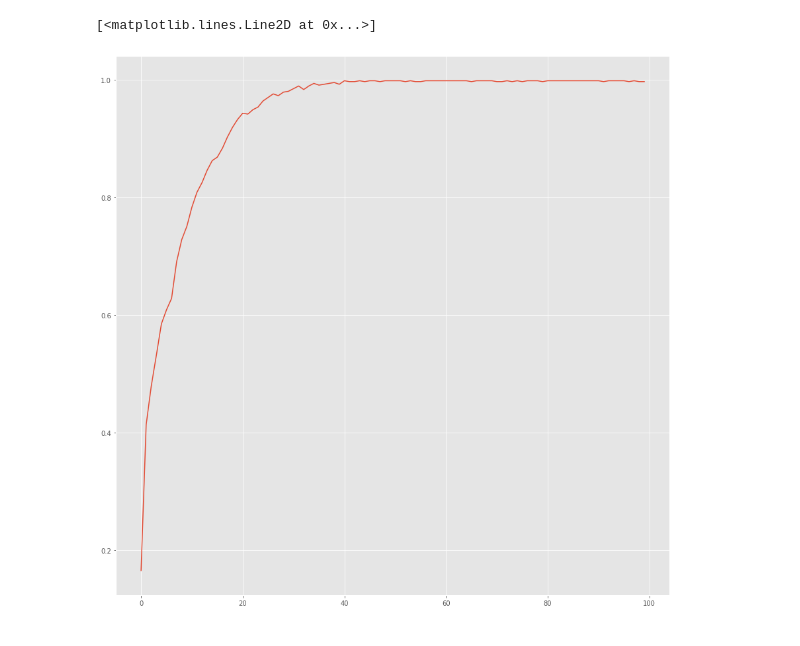
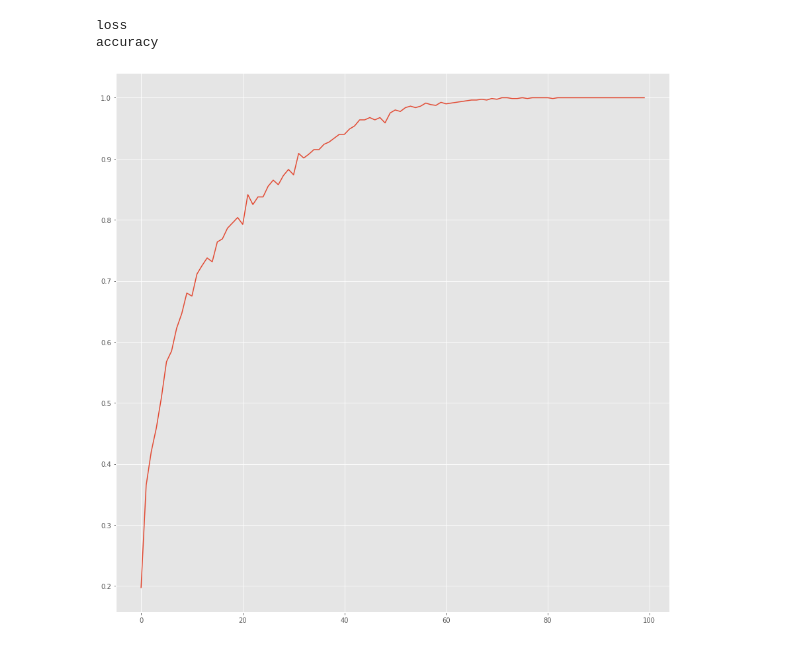
Before and after one commit to givi0519/CSCI-4622-Final-Project, a Jupyter notebook: keras_NN.ipynb, the cells around one changed output. Saved outputs shown, nothing was run; the diff lists cells and outputs as text; code cells hidden in the pictures.

```diff
--- a/keras_NN.ipynb
+++ b/keras_NN.ipynb
@@ -25,7 +25,7 @@ genres = [
 ]
 # %%
 # load dataframe from csv
-dfFeatures = pd.read_csv("music_features_updated.csv")
+dfFeatures = pd.read_csv("music_features.csv")
 
 # shuffle dataframe
 dfFeatures = shuffle(dfFeatures)
@@ -55,7 +55,7 @@ encoder = LabelEncoder()
 y = encoder.fit_transform(genreList)
 
 # split into training and test data
-X_train, X_test, y_train, y_test = train_test_split(X, y, test_size=0.33)
+X_train, X_test, y_train, y_test = train_test_split(X, y, test_size=0.20)
 # %%
 # initialize keras network
 model = keras.Sequential()
@@ -95,11 +95,14 @@ Epoch 100/100
 # %%
 fig, ax = plt.subplots(1,1,figsize=(15,15))
 
 ax.plot(history.history['accuracy'])
 #plt.plot(history.history['val_acc'])
+for i in history.history:
+    print(i)
 # %% [output]
-[<matplotlib.lines.Line2D at 0x...>]
+loss
+accuracy
-[figure, old version]
+[figure, new version]
 # %%
 test_loss, test_acc  = model.evaluate(X_test, y_test, batch_size=128)
 # %% [output]
```
Also changed, not shown: parts of 8 cells of this notebook, 1 other file.
